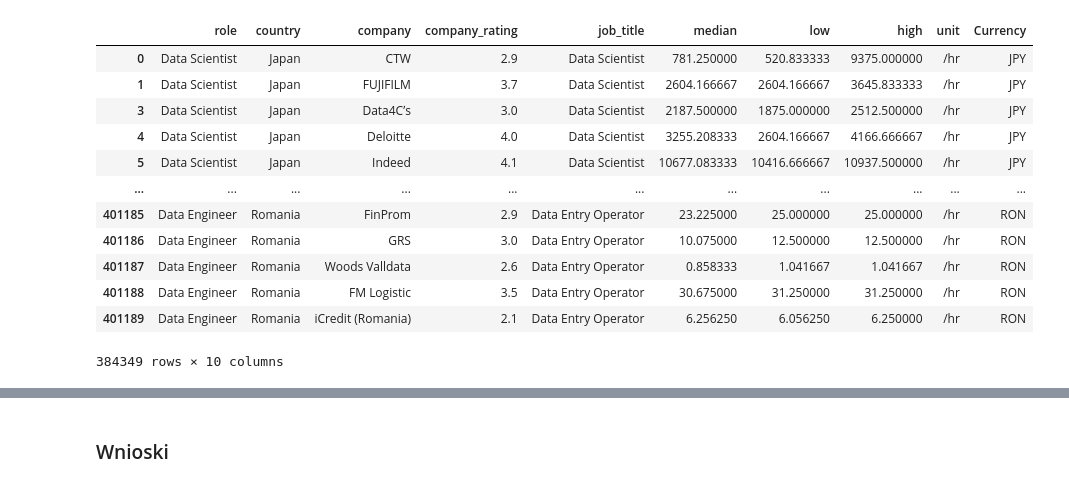
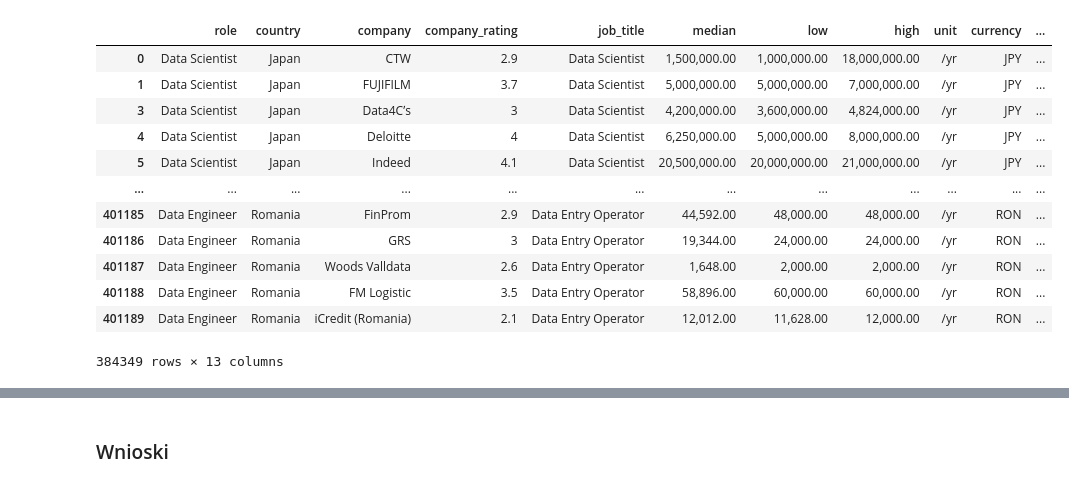
Before and after one commit to pstano1/salaries-in-data-analysis, a Jupyter notebook: raport.ipynb, the cells around one changed output, grey strips where cells are left out. Cells and saved outputs as stored; diff of their text form; code cells hidden in the pictures.

```diff
--- a/raport.ipynb
+++ b/raport.ipynb
@@ -23,5 +47,11 @@ import requests as re
 import json
 import base64
 import zipfile
+import pandas as pd
+import csv
+import unicodedata
 from io import BytesIO, StringIO
+import matplotlib.pyplot as plt
+
+pd.options.display.float_format = '{:,.2f}'.format
 # %%
@@ -197,19 +282,8 @@ exchange_provider = ExchangeProvider(["a", "b"], currencies)
 with open('./kaggle.json') as f:
     credentials = json.load(f)
 
-a = A(credentials['username'], credentials['key'], currencies)
-column_type_map = {
-    "role": str,
-    "country": str,
-    "company": str,
-    "company_rating": float,
-    "job_title": str,
-    "median": str,
-    "low": str,
-    "high": str,
-    "unit": str
-}
-a.load_dataset("imbishal7", "glassdoor-salary", "salaries.csv", 1, column_type_map)
+a = GlassdoorSalary(credentials['username'], credentials['key'], currencies)
+a.load_dataset()
 a.process_data()
 a.get_dataset()
 # %% [output]
@@ -241,16 +303,16 @@ For example, when doing 'df[col].method(value, inplace=True)', try using 'df.met
 # %%
-a.select_by_hour_rate()
+a.select_by_yearly_rate()
 # %% [output]
-|  | role | country | company | company_rating | job_title | median | low | high | unit | Currency |
-| 0 | Data Scientist | Japan | CTW | 2.9 | Data Scientist | 781.250000 | 520.833333 | 9375.000000 | /hr | JPY |
-| 1 | Data Scientist | Japan | FUJIFILM | 3.7 | Data Scientist | 2604.166667 | 2604.166667 | 3645.833333 | /hr | JPY |
-| 3 | Data Scientist | Japan | Data4Cʼs | 3.0 | Data Scientist | 2187.500000 | 1875.000000 | 2512.500000 | /hr | JPY |
-| 4 | Data Scientist | Japan | Deloitte | 4.0 | Data Scientist | 3255.208333 | 2604.166667 | 4166.666667 | /hr | JPY |
-| 5 | Data Scientist | Japan | Indeed | 4.1 | Data Scientist | 10677.083333 | 10416.666667 | 10937.500000 | /hr | JPY |
-| ... | ... | ... | ... | ... | ... | ... | ... | ... | ... | ... |
-| 401185 | Data Engineer | Romania | FinProm | 2.9 | Data Entry Operator | 23.225000 | 25.000000 | 25.000000 | /hr | RON |
-| 401186 | Data Engineer | Romania | GRS | 3.0 | Data Entry Operator | 10.075000 | 12.500000 | 12.500000 | /hr | RON |
-| 401187 | Data Engineer | Romania | Woods Valldata | 2.6 | Data Entry Operator | 0.858333 | 1.041667 | 1.041667 | /hr | RON |
-| 401188 | Data Engineer | Romania | FM Logistic | 3.5 | Data Entry Operator | 30.675000 | 31.250000 | 31.250000 | /hr | RON |
-| 401189 | Data Engineer | Romania | iCredit (Romania) | 2.1 | Data Entry Operator | 6.256250 | 6.056250 | 6.250000 | /hr | RON |
+|  | role | country | company | company_rating | job_title | median | low | high | unit | currency | ... |
+| 0 | Data Scientist | Japan | CTW | 2.9 | Data Scientist | 1,500,000.00 | 1,000,000.00 | 18,000,000.00 | /yr | JPY | ... |
+| 1 | Data Scientist | Japan | FUJIFILM | 3.7 | Data Scientist | 5,000,000.00 | 5,000,000.00 | 7,000,000.00 | /yr | JPY | ... |
+| 3 | Data Scientist | Japan | Data4Cʼs | 3 | Data Scientist | 4,200,000.00 | 3,600,000.00 | 4,824,000.00 | /yr | JPY | ... |
+| 4 | Data Scientist | Japan | Deloitte | 4 | Data Scientist | 6,250,000.00 | 5,000,000.00 | 8,000,000.00 | /yr | JPY | ... |
+| 5 | Data Scientist | Japan | Indeed | 4.1 | Data Scientist | 20,500,000.00 | 20,000,000.00 | 21,000,000.00 | /yr | JPY | ... |
+| ... | ... | ... | ... | ... | ... | ... | ... | ... | ... | ... | ... |
+| 401185 | Data Engineer | Romania | FinProm | 2.9 | Data Entry Operator | 44,592.00 | 48,000.00 | 48,000.00 | /yr | RON | ... |
+| 401186 | Data Engineer | Romania | GRS | 3 | Data Entry Operator | 19,344.00 | 24,000.00 | 24,000.00 | /yr | RON | ... |
+| 401187 | Data Engineer | Romania | Woods Valldata | 2.6 | Data Entry Operator | 1,648.00 | 2,000.00 | 2,000.00 | /yr | RON | ... |
+| 401188 | Data Engineer | Romania | FM Logistic | 3.5 | Data Entry Operator | 58,896.00 | 60,000.00 | 60,000.00 | /yr | RON | ... |
+| 401189 | Data Engineer | Romania | iCredit (Romania) | 2.1 | Data Entry Operator | 12,012.00 | 11,628.00 | 12,000.00 | /yr | RON | ... |
-384349 rows × 10 columns
+384349 rows × 13 columns
```
Also changed, not shown: parts of 17 cells of this notebook, 1 other file.
